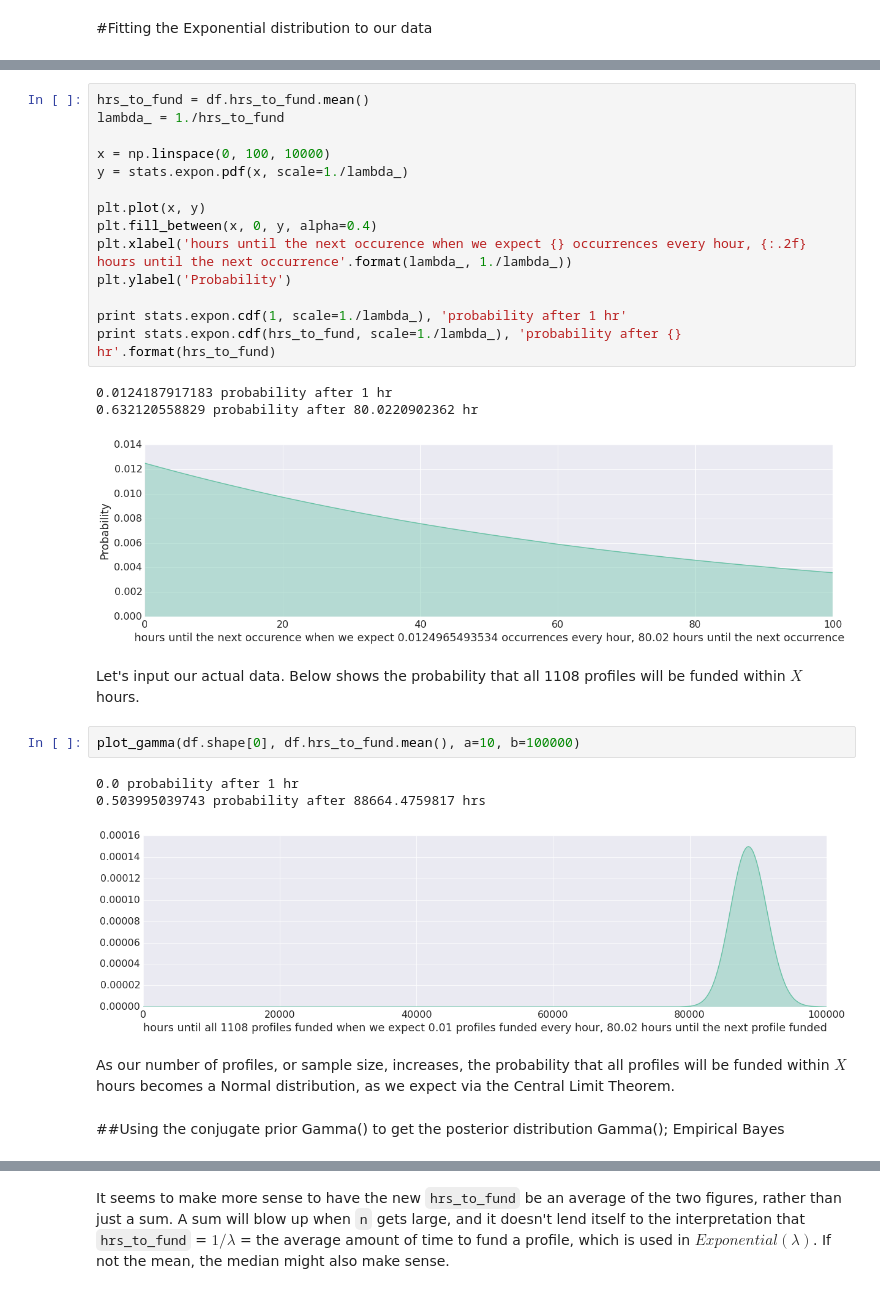
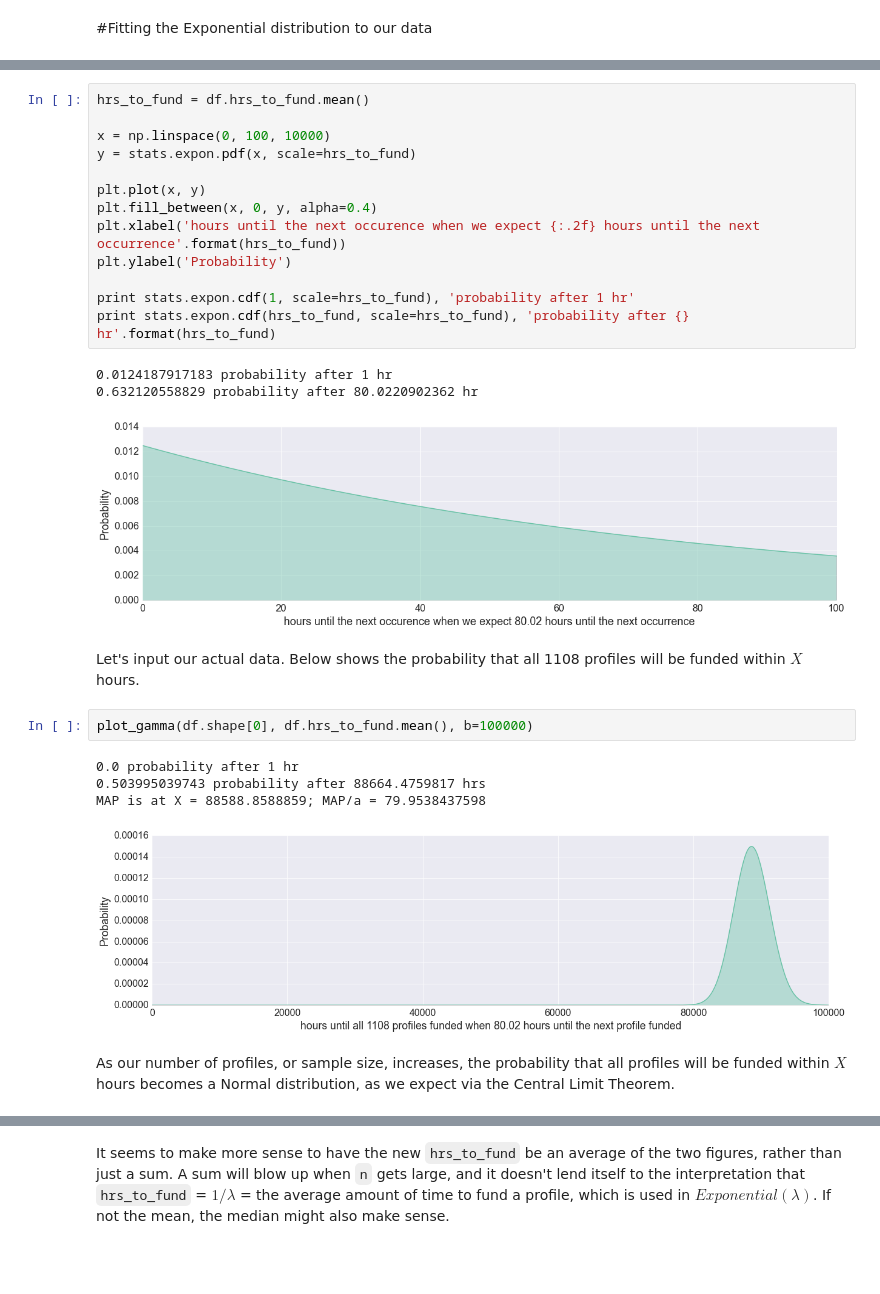
Before and after one commit to alifar76/stats-tests, a Jupyter notebook: bayesian.ipynb, the cells around one changed output, grey strips where cells are left out. Cells and saved outputs as stored; diff of their text form; blank space fills up the shorter version.

```diff
--- a/bayesian.ipynb
+++ b/bayesian.ipynb
@@ -136,30 +131,28 @@ plot_gamma(num_profiles=1, hrs_to_fund=df.hrs_to_fund.mean())
 # %%
 hrs_to_fund = df.hrs_to_fund.mean()
-lambda_ = 1./hrs_to_fund
 
 x = np.linspace(0, 100, 10000)
-y = stats.expon.pdf(x, scale=1./lambda_)
+y = stats.expon.pdf(x, scale=hrs_to_fund)
 
 plt.plot(x, y)
 plt.fill_between(x, 0, y, alpha=0.4)
-plt.xlabel('hours until the next occurence when we expect {} occurrences every hour, {:.2f} hours until the next occurrence'.format(lambda_, 1./lambda_))
+plt.xlabel('hours until the next occurence when we expect {:.2f} hours until the next occurrence'.format(hrs_to_fund))
 plt.ylabel('Probability')
 
-print stats.expon.cdf(1, scale=1./lambda_), 'probability after 1 hr'
-print stats.expon.cdf(hrs_to_fund, scale=1./lambda_), 'probability after {} hr'.format(hrs_to_fund)
+print stats.expon.cdf(1, scale=hrs_to_fund), 'probability after 1 hr'
+print stats.expon.cdf(hrs_to_fund, scale=hrs_to_fund), 'probability after {} hr'.format(hrs_to_fund)
 # %% [output]
 0.0124187917183 probability after 1 hr
 0.632120558829 probability after 80.0220902362 hr
-[figure, old version]
+[figure, new version]
 # %% [markdown]
 Let's input our actual data. Below shows the probability that all 1108 profiles will be funded within $X$ hours.
 # %%
-plot_gamma(df.shape[0], df.hrs_to_fund.mean(), a=10, b=100000)
+plot_gamma(df.shape[0], df.hrs_to_fund.mean(), b=100000)
 # %% [output]
 0.0 probability after 1 hr
 0.503995039743 probability after 88664.4759817 hrs
+MAP is at X = 88588.8588859; MAP/a = 79.9538437598
-[figure, old version]
+[figure, new version]
 # %% [markdown]
 As our number of profiles, or sample size, increases, the probability that all profiles will be funded within $X$ hours becomes a Normal distribution, as we expect via the Central Limit Theorem.
-# %% [markdown]
-##Using the conjugate prior Gamma() to get the posterior distribution Gamma(); Empirical Bayes
```
Also changed, not shown: parts of 52 cells of this notebook, 8 other files.
